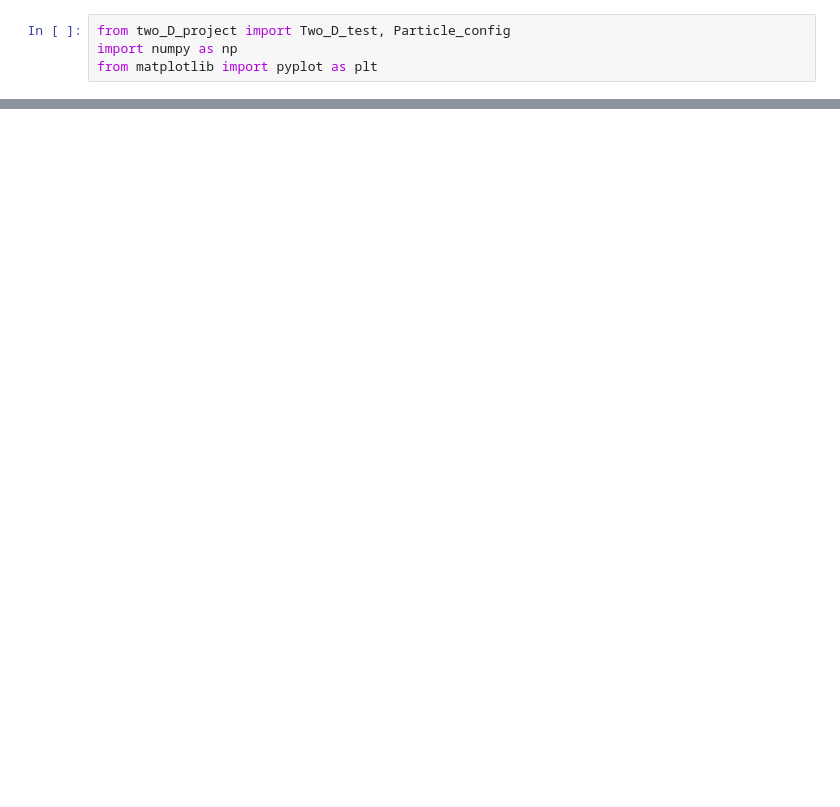
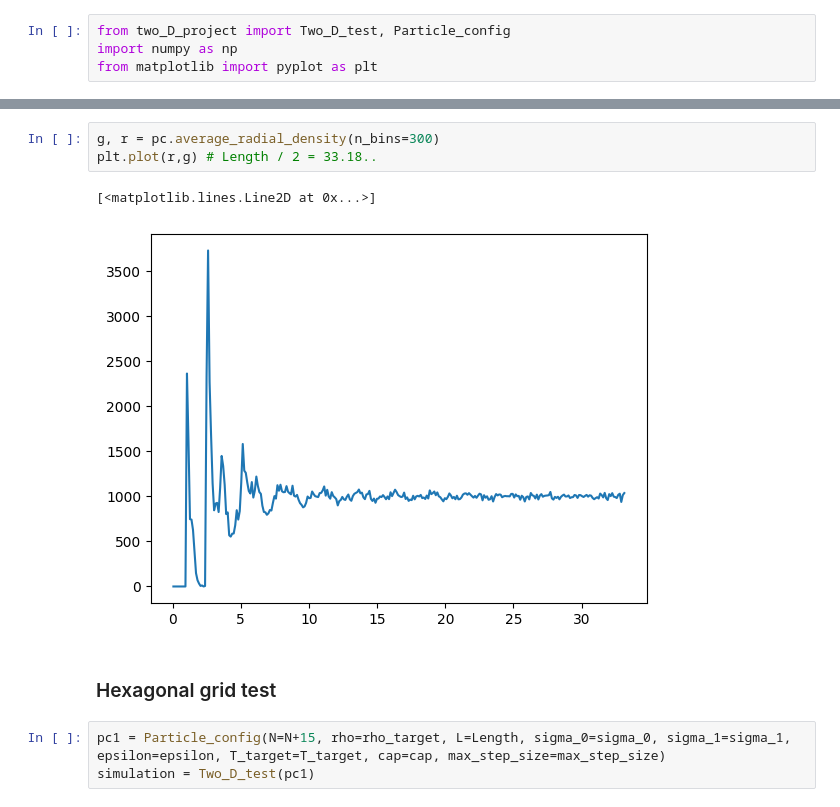
Before and after one commit to kristoftrcek/BERN01_project1, a Jupyter notebook: kristof/simulation_test.ipynb, the cells around one changed output, grey strips where cells are left out. Cells and saved outputs as stored; diff of their text form; blank space fills up the shorter version.

```diff
--- a/kristof/simulation_test.ipynb
+++ b/kristof/simulation_test.ipynb
@@ -52,0 +58,11 @@ simulation.run_simulation(n_iter=5000, n_samples=10, n_bins=10, draw=True)
+# %%
+g, r = pc.average_radial_density(n_bins=300)
+plt.plot(r,g) # Length / 2 = 33.18..
+# %% [output]
+[<matplotlib.lines.Line2D at 0x...>]
+[figure, new version]
+# %% [markdown]
+### Hexagonal grid test
+# %%
+pc1 = Particle_config(N=N+15, rho=rho_target, L=Length, sigma_0=sigma_0, sigma_1=sigma_1, epsilon=epsilon, T_target=T_target, cap=cap, max_step_size=max_step_size)
+simulation = Two_D_test(pc1)
```
Also changed, not shown: parts of 8 cells of this notebook, 2 other files.
